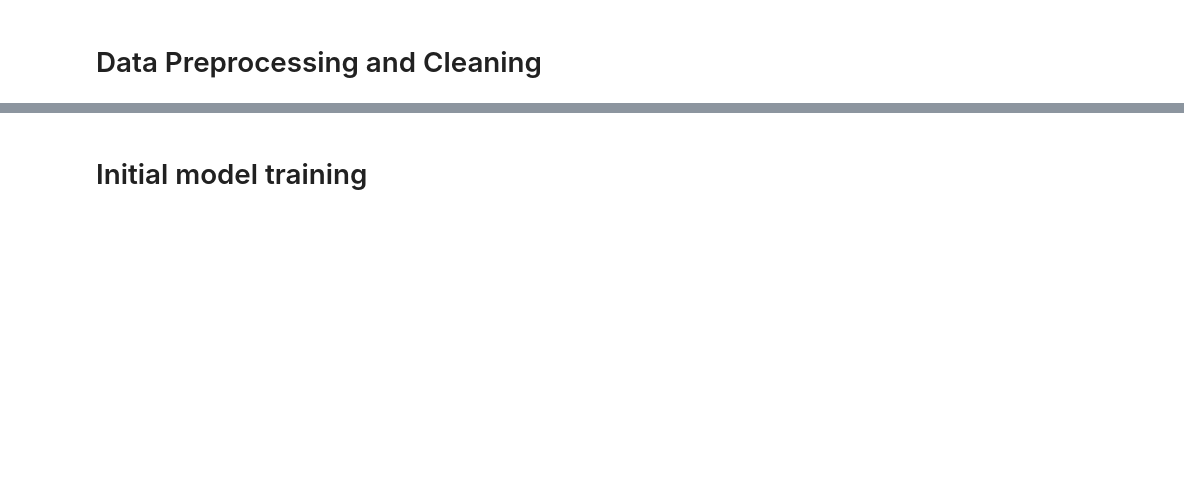
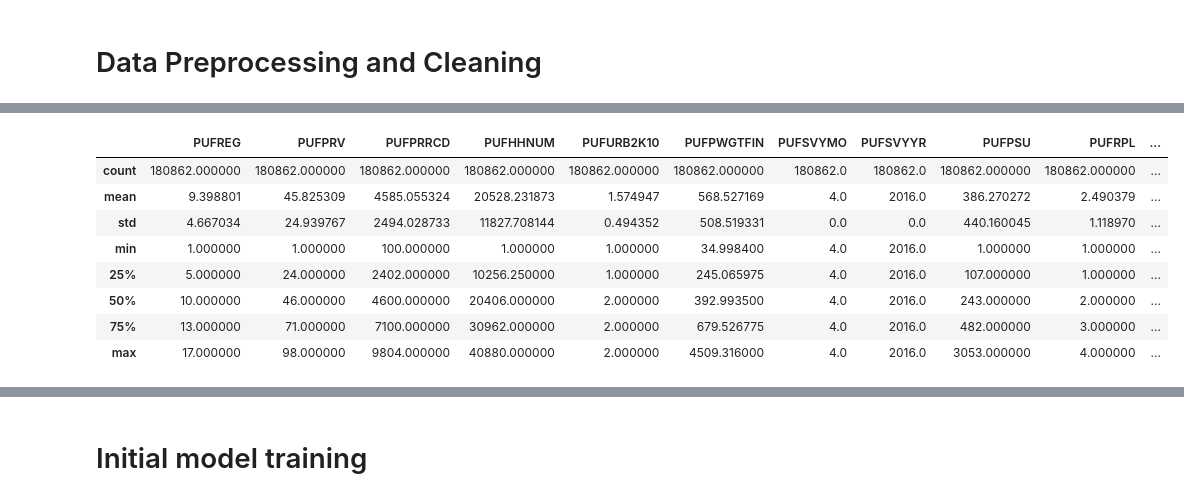
Before and after one commit to Waynes-Wu/stintsy-final-project, a Jupyter notebook: final.ipynb, the cells around one changed output, grey strips where cells are left out. Saved outputs shown, nothing was run; the diff lists cells and outputs as text; code cells hidden in the pictures; blank space fills up the shorter version.

```diff
--- a/final.ipynb
+++ b/final.ipynb
@@ -76,2 +83,17 @@ List all the Python libraries and modules that you used.
+# %%
+# 1 Windows
+# 2 Linux
+# 3 Google Collab
+ENV = 1
+sns.set(style="whitegrid")
+# google drive
+DRIVE_PATH = '/content/drive/MyDrive/STINTSY/Datasets/'
+
+FILENAME = 'LFS PUF April 2016.CSV'
+LOCAL_PATH = 'data/'
+
+import Utils
+
+labor_df = Utils.load_data(FILENAME, LOCAL_PATH, ENV)
 # %% [markdown]
 # Data Preprocessing and Cleaning
@@ -84,0 +132,12 @@ Perform necessary steps before using the data. In this section of the notebook,
+# %%
+labor_df.describe()
+# %% [output]
+|  | PUFREG | PUFPRV | PUFPRRCD | PUFHHNUM | PUFURB2K10 | PUFPWGTFIN | PUFSVYMO | PUFSVYYR | PUFPSU | PUFRPL | ... |
+| count | 180862.000000 | 180862.000000 | 180862.000000 | 180862.000000 | 180862.000000 | 180862.000000 | 180862.0 | 180862.0 | 180862.000000 | 180862.000000 | ... |
+| mean | 9.398801 | 45.825309 | 4585.055324 | 20528.231873 | 1.574947 | 568.527169 | 4.0 | 2016.0 | 386.270272 | 2.490379 | ... |
+| std | 4.667034 | 24.939767 | 2494.028733 | 11827.708144 | 0.494352 | 508.519331 | 0.0 | 0.0 | 440.160045 | 1.118970 | ... |
+| min | 1.000000 | 1.000000 | 100.000000 | 1.000000 | 1.000000 | 34.998400 | 4.0 | 2016.0 | 1.000000 | 1.000000 | ... |
+| 25% | 5.000000 | 24.000000 | 2402.000000 | 10256.250000 | 1.000000 | 245.065975 | 4.0 | 2016.0 | 107.000000 | 1.000000 | ... |
+| 50% | 10.000000 | 46.000000 | 4600.000000 | 20406.000000 | 2.000000 | 392.993500 | 4.0 | 2016.0 | 243.000000 | 2.000000 | ... |
+| 75% | 13.000000 | 71.000000 | 7100.000000 | 30962.000000 | 2.000000 | 679.526775 | 4.0 | 2016.0 | 482.000000 | 3.000000 | ... |
+| max | 17.000000 | 98.000000 | 9804.000000 | 40880.000000 | 2.000000 | 4509.316000 | 4.0 | 2016.0 | 3053.000000 | 4.000000 | ... |
```
Also changed, not shown: parts of 51 cells of this notebook.
